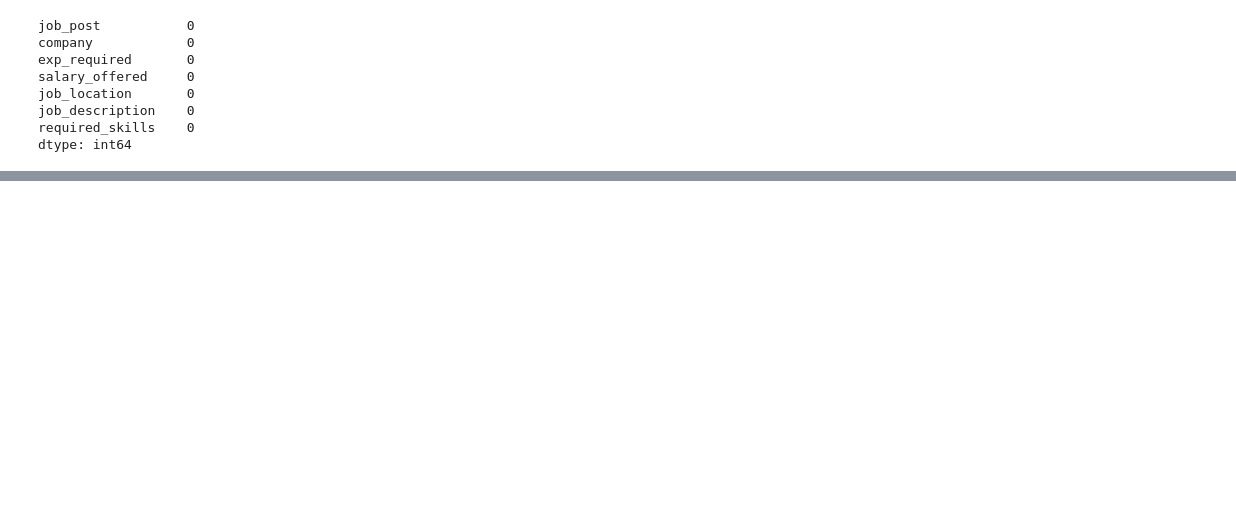
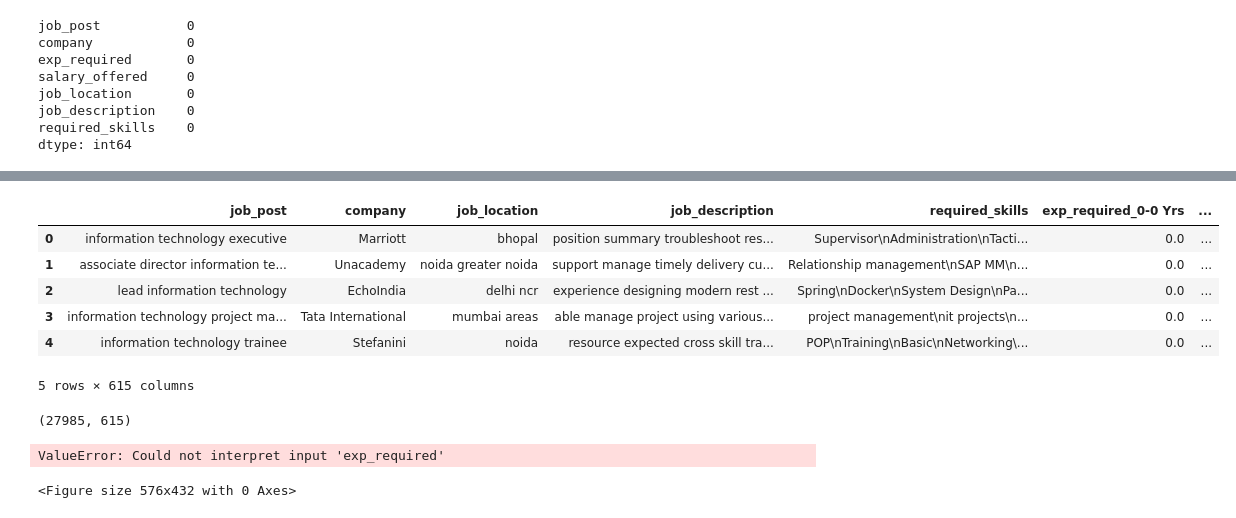
Before and after one commit to ASWINBABUKV/Job-Seekers-Project, a Jupyter notebook: jobfinder.ipynb, the cells around one changed output, grey strips where cells are left out. Saved outputs shown, nothing was run; the diff lists cells and outputs as text; code cells hidden in the pictures; blank space fills up the shorter version.

```diff
--- a/jobfinder.ipynb
+++ b/jobfinder.ipynb
@@ -127,0 +171,59 @@ remove_stopwords('Hi this is Parthan')
+# %%
+from sklearn.preprocessing import MinMaxScaler
+
+# Get the list of numerical column names
+numerical_columns = df_encoded.select_dtypes(include='number').columns.tolist()
+
+# Create a MinMaxScaler instance
+scaler = MinMaxScaler()
+
+# Apply Min-Max Scaling to the numerical columns
+df_encoded[numerical_columns] = scaler.fit_transform(df_encoded[numerical_columns])
+
+# Display the normalized dataset
+df_encoded.head()
+# %% [output]
+|  | job_post | company | job_location | job_description | required_skills | exp_required_0-0 Yrs | ... |
+| 0 | information technology executive | Marriott | bhopal | position summary troubleshoot res... | Supervisor\nAdministration\nTacti... | 0.0 | ... |
+| 1 | associate director information te... | Unacademy | noida greater noida | support manage timely delivery cu... | Relationship management\nSAP MM\n... | 0.0 | ... |
+| 2 | lead information technology | EchoIndia | delhi ncr | experience designing modern rest ... | Spring\nDocker\nSystem Design\nPa... | 0.0 | ... |
+| 3 | information technology project ma... | Tata International | mumbai areas | able manage project using various... | project management\nit projects\n... | 0.0 | ... |
+| 4 | information technology trainee | Stefanini | noida | resource expected cross skill tra... | POP\nTraining\nBasic\nNetworking\... | 0.0 | ... |
+5 rows × 615 columns
+# %%
+df_encoded.shape
+# %% [output]
+(27985, 615)
+# %%
+import seaborn as sns
+import matplotlib.pyplot as plt
+
+# Perform EDA on categorical variables
+categorical_columns = ['exp_required', 'salary_offered']
+
+# Plot the count of each category in categorical columns
+for column in categorical_columns:
+    plt.figure(figsize=(8, 6))
+    sns.countplot(data=df, x=column)
+    plt.title(f"Count of {column}")
+    plt.xticks(rotation=45)
+    plt.show()
+
+# Perform EDA on numerical variables
+numerical_columns = ['company_rating']
+
+# Plot the distribution of numerical columns
+for column in numerical_columns:
+    plt.figure(figsize=(8, 6))
+    sns.histplot(data=df_encoded, x=column, kde=True)
+    plt.title(f"Distribution of {column}")
+    plt.show()
+
+# Perform correlation analysis
+plt.figure(figsize=(10, 8))
+sns.heatmap(df_encoded.corr(), annot=True, cmap="coolwarm")
+plt.title("Correlation Matrix")
+plt.show()
+# %% [output]
+ValueError: Could not interpret input 'exp_required'
+<Figure size 576x432 with 0 Axes>
```
Also changed, not shown: parts of 6 cells of this notebook.
